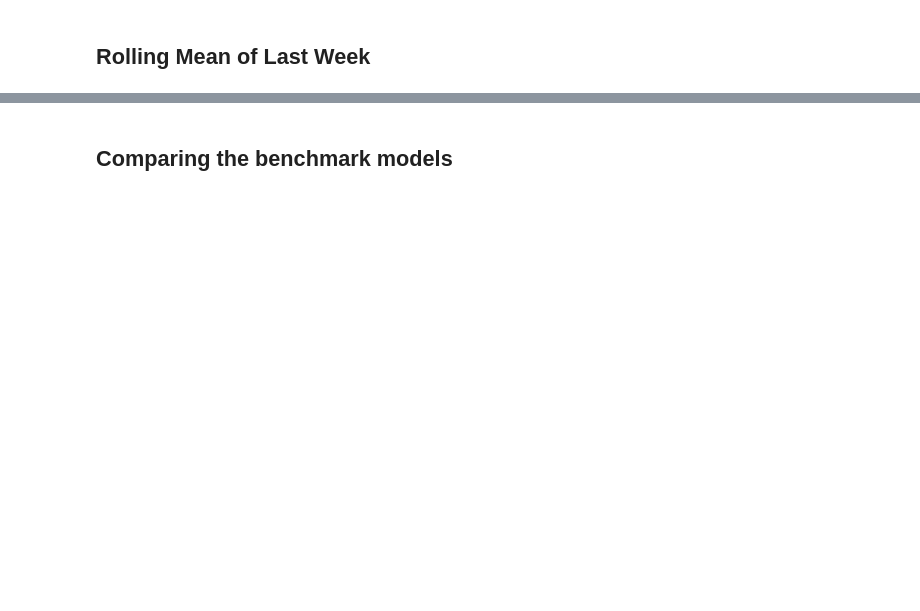
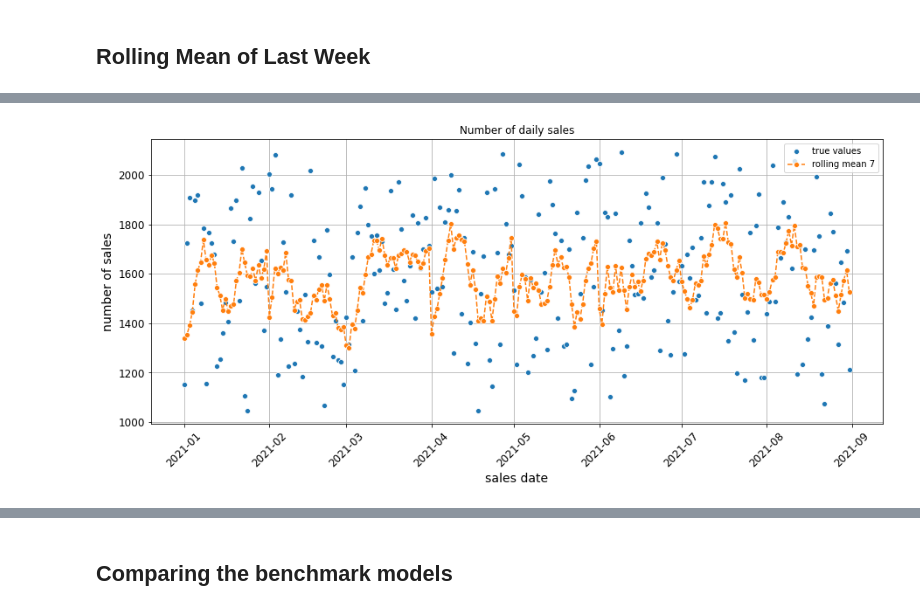
Before and after one commit to barletteM/DLMDSME01, a Jupyter notebook: 05_build_predictive_model/05_pred_model_baseline.ipynb, the cells around one changed output, grey strips where cells are left out. Drawn from its saved outputs; the diff is of its cells as text; code cells hidden in the pictures; blank space fills up the shorter version.

```diff
--- a/05_build_predictive_model/05_pred_model_baseline.ipynb
+++ b/05_build_predictive_model/05_pred_model_baseline.ipynb
@@ -106,0 +152,6 @@ salesByDate['benchmark_mean'] = salesByDate['sales'].mean()
+# %%
+mean_val = np.round(salesByDate_train['sales'].mean(),5)
+# %%
+salesByDate_train['benchmark_mean'] = mean_val
+salesByDate_val['benchmark_mean']   = mean_val
+salesByDate_test['benchmark_mean']  = mean_val
@@ -107,8 +238,8 @@ salesByDate['benchmark_mean'] = salesByDate['sales'].mean()
 # %% [markdown]
 ## Mean by month
 # %%
-calc = np.ceil(salesByDate.groupby('month')['sales'].mean()).to_frame('benchmark_mean_month').reset_index()
-display(calc.head(3))
+calc = np.ceil(salesByDate_train.groupby('month')['sales'].mean()).to_frame('benchmark_mean_month').reset_index()
 
-salesByDate = pd.merge(calc, salesByDate, on = 'month')
-salesByDate
+salesByDate_train = pd.merge(calc, salesByDate_train, on = 'month')
+salesByDate_val   = pd.merge(calc, salesByDate_val, on = 'month')
+salesByDate_test  = pd.merge(calc, salesByDate_test, on = 'month')
@@ -150,0 +283,4 @@ salesByDate.head(8)
+# %%
+salesByDate_train["benchmark_MA_roll_7"] = salesByDate_train['sales'].rolling(window=7).mean()
+salesByDate_val["benchmark_MA_roll_7"] = salesByDate_val['sales'].rolling(window=7).mean()
+salesByDate_test["benchmark_MA_roll_7"] = salesByDate_test['sales'].rolling(window=7).mean()
@@ -150,0 +301,16 @@ salesByDate.head(8)
+# %%
+mask = (salesByDate_train.date >= '2021-01-01')
+title =  'Number of daily sales'
+fig, axs = plt.subplots(1,1,figsize=(15,6))
+sns.lineplot(data = salesByDate_train[mask], x = 'date', y = 'sales', marker='o', linestyle='', ci = None, label = 'true values')#ci = None)
+sns.lineplot(data = salesByDate_train[mask], x = 'date', y = 'benchmark_MA_roll_7', marker='o', linestyle='--', ci = None, label = 'rolling mean 7')#ci = None)
+
+plt.title(title)
+plt.xlabel('sales date')
+plt.xticks(rotation=45)
+plt.ylabel('number of sales')
+plt.grid(True)
+plt.legend()
+plt.show()
+# %% [output]
+[figure, added]
```
Also changed, not shown: parts of 46 cells of this notebook, 2 other files.
